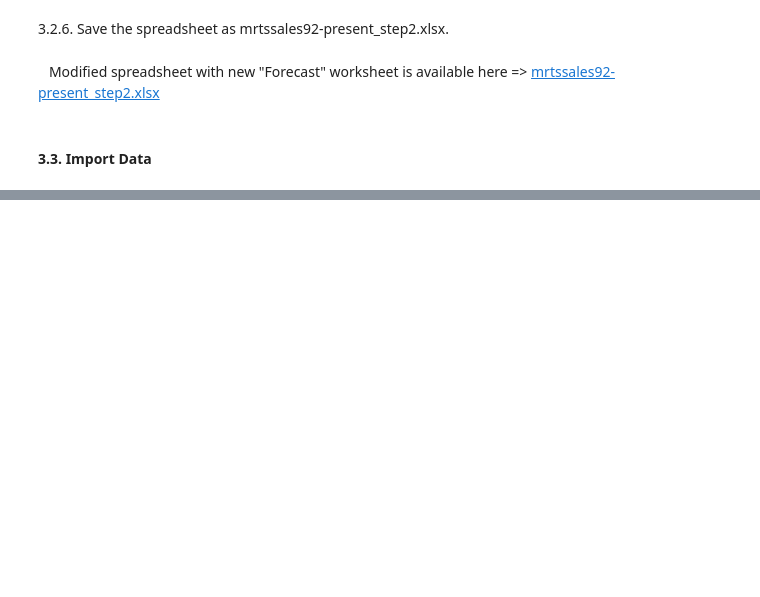
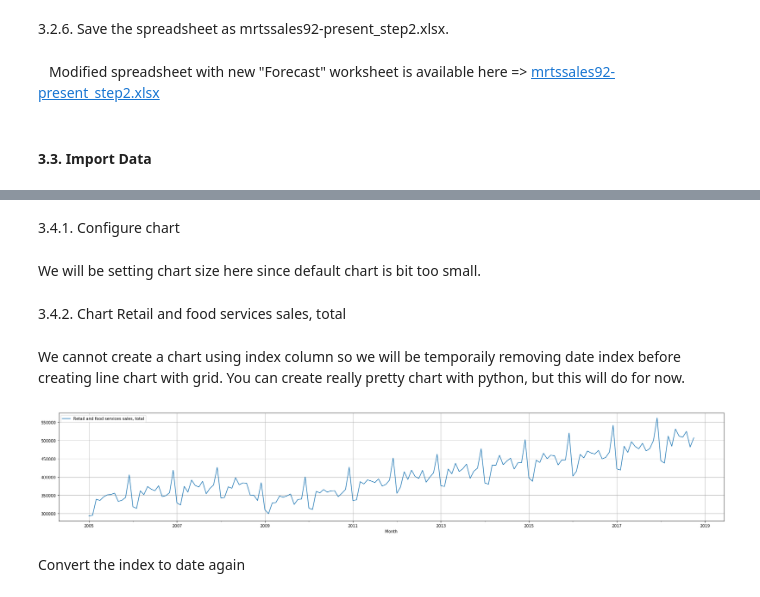
Before and after one commit to mediumworx/analytics, a Jupyter notebook: Forecasting/Forecasting using Python.ipynb, the cells around one changed output, grey strips where cells are left out. Drawn from its saved outputs; the diff is of its cells as text; code cells hidden in the pictures; blank space fills up the shorter version.

```diff
--- a/Forecasting/Forecasting using Python.ipynb
+++ b/Forecasting/Forecasting using Python.ipynb
@@ -86,0 +127,2 @@ We will need to format the data in Monthly Trade Report, so we can create a fore
+# %%
+monthly_retail_data = pd.read_csv("data/mrtssales92-present_step3.csv", index_col = 0)
@@ -86,0 +173,2 @@ We will need to format the data in Monthly Trade Report, so we can create a fore
+# %%
+monthly_retail_data.index = pd.to_datetime(monthly_retail_data.index)
@@ -86,0 +193,23 @@ We will need to format the data in Monthly Trade Report, so we can create a fore
+# %% [markdown]
+3.4.1. Configure chart
+# %% [markdown]
+We will be setting chart size here since default chart is bit too small.
+# %%
+# Get current size
+fig_size = plt.rcParams["figure.figsize"]
+
+# Set figure width to 12 and height to 9
+fig_size[0] = 30
+fig_size[1] = 5
+plt.rcParams["figure.figsize"] = fig_size
+# %% [markdown]
+3.4.2. Chart Retail and food services sales, total
+# %% [markdown]
+We cannot create a chart using index column so we will be temporaily removing date index before creating line chart with grid.  You can create really pretty chart with python, but this will do for now.
+# %%
+monthly_retail_data.reset_index().plot(x='Month', y='Retail and food services sales, total', kind='line', grid=1)
+pyplot.show()
+# %% [output]
+[figure, added]
+# %% [markdown]
+Convert the index to date again
```
Also changed, not shown: parts of 118 cells of this notebook, 1 other file.
